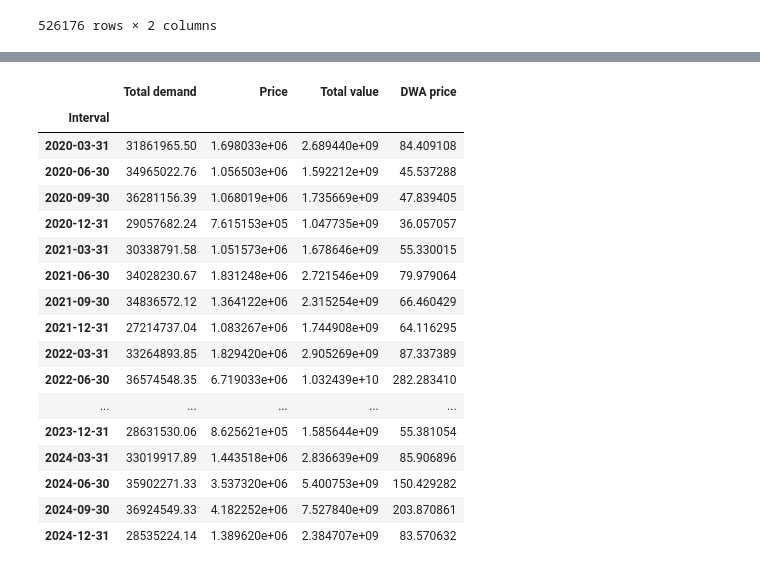
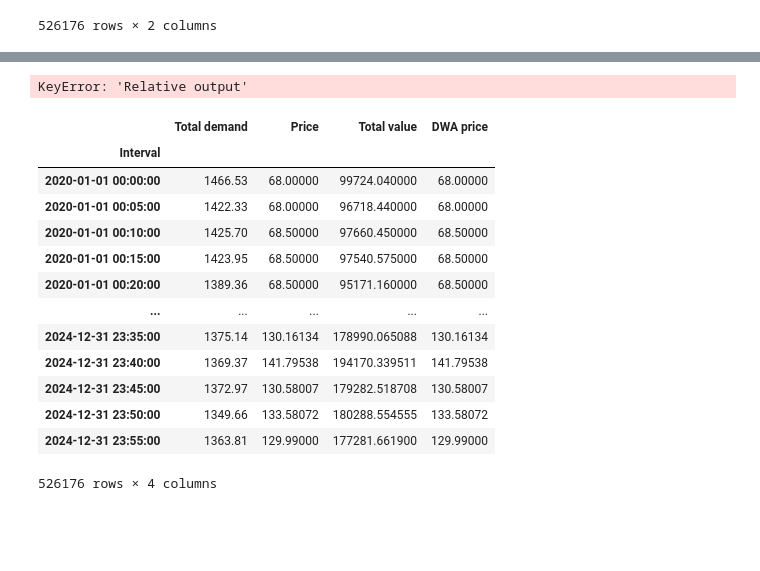
Before and after one commit to MarkusMannheim/contract_modelling, a Jupyter notebook: contract_modelling.ipynb, the cells around one changed output, grey strips where cells are left out. Cells and saved outputs as stored; diff of their text form; code cells hidden in the pictures; blank space fills up the shorter version.

```diff
--- a/contract_modelling.ipynb
+++ b/contract_modelling.ipynb
@@ -8,43 +8,23 @@
 ### Access generators from latest Generation Information
 # %%
 # Python libraries
-import matplotlib.pyplot as plt, matplotlib as mpl, numpy as np
-import os, pandas as pd, seaborn as sns, statsmodels.api as sm
+import geopandas as gpd, matplotlib.pyplot as plt, matplotlib as mpl
+import numpy as np,  os, pandas as pd, seaborn as sns, statsmodels.api as sm
 from sqlalchemy import create_engine, text
 from scripts.functions import python_setup, get_mms_data
 
 # Set up Python
-working_dir, charts_dir, data_dir = python_setup()
+working_dir, charts_dir, data_dir = python_setup(2)
+plt.style.use("dark_background")
 
 # Get generator details
-gen_info = pd.read_excel(
-    os.path.join(data_dir, "NEM Generation Information July 2025.xlsx"),
-    sheet_name=4,
-    header=1,
-    usecols=[0, 1, 2, 5, 6],
-    names=["Region", "Status", "Name", "Technology", "DUID"])
-
-# Filter and reformat data
-gen_info = gen_info[
-    # Existing stations only
-    (gen_info["Status"] == "Existing Plant") &
-    # SA only
-    (gen_info["Region"] == "SA1") &
-    # Wind and solar only
-    (gen_info["Technology"].isin(["Wind - Wind", "Solar - Solar"]))
-].iloc[:, [2, 3, 4]]
-# Simplify technology name
-gen_info["Technology"] = gen_info["Technology"].map(lambda t: t.split(" - ")[1])
-
-# Remove duplicate DUIDs
-gen_info.drop_duplicates(subset="DUID", keep="first", inplace=True)
-
-# Reorder by DUID
-gen_info.set_index("DUID", inplace=True)
+sa_gen_info = pd.read_csv(
+    os.path.join(data_dir, "sa_duids.csv"),
+    index_col=0)
 
 # Count DUIDs used in analysis
-for tech in gen_info["Technology"].value_counts().index:
-    print(f"{tech}: {gen_info["Technology"].value_counts().loc[tech]} generators")
+for tech in sa_gen_info["Technology"].value_counts().index:
+    print(f"{tech}: {sa_gen_info["Technology"].value_counts().loc[tech]} generators")
 # %% [output]
 Wind: 26 generators
 Solar: 19 generators
@@ -182,24 +324,32 @@ for duid in gen_info.index:
+# %%
+sa_duid_data.pivot_table(
+    index="DUID",
+    columns="Relative output",
+    aggfunc="mean"
+)
+# %% [output]
+KeyError: 'Relative output'
 # %%
+# Prepare for demand waiting
 sa_demand_and_prices["Total value"] = sa_demand_and_prices.iloc[:, :2].product(axis=1)
+
+# Quarterly DWA prices
 sa_demand_and_prices_qtr = sa_demand_and_prices.resample("QE").sum()
 sa_demand_and_prices_qtr["DWA price"] = sa_demand_and_prices_qtr["Total value"] / sa_demand_and_prices_qtr["Total demand"]
-sa_demand_and_prices_qtr
+
+sa_demand_and_prices
 # %% [output]
 |  | Total demand | Price | Total value | DWA price |
 | Interval |  |  |  |  |
-| 2020-03-31 | 31861965.50 | 1.698033e+06 | 2.689440e+09 | 84.409108 |
-| 2020-06-30 | 34965022.76 | 1.056503e+06 | 1.592212e+09 | 45.537288 |
-| 2020-09-30 | 36281156.39 | 1.068019e+06 | 1.735669e+09 | 47.839405 |
-| 2020-12-31 | 29057682.24 | 7.615153e+05 | 1.047735e+09 | 36.057057 |
-| 2021-03-31 | 30338791.58 | 1.051573e+06 | 1.678646e+09 | 55.330015 |
-| 2021-06-30 | 34028230.67 | 1.831248e+06 | 2.721546e+09 | 79.979064 |
-| 2021-09-30 | 34836572.12 | 1.364122e+06 | 2.315254e+09 | 66.460429 |
-| 2021-12-31 | 27214737.04 | 1.083267e+06 | 1.744908e+09 | 64.116295 |
-| 2022-03-31 | 33264893.85 | 1.829420e+06 | 2.905269e+09 | 87.337389 |
-| 2022-06-30 | 36574548.35 | 6.719033e+06 | 1.032439e+10 | 282.283410 |
+| 2020-01-01 00:00:00 | 1466.53 | 68.00000 | 99724.040000 | 68.00000 |
+| 2020-01-01 00:05:00 | 1422.33 | 68.00000 | 96718.440000 | 68.00000 |
+| 2020-01-01 00:10:00 | 1425.70 | 68.50000 | 97660.450000 | 68.50000 |
+| 2020-01-01 00:15:00 | 1423.95 | 68.50000 | 97540.575000 | 68.50000 |
+| 2020-01-01 00:20:00 | 1389.36 | 68.50000 | 95171.160000 | 68.50000 |
 | ... | ... | ... | ... | ... |
-| 2023-12-31 | 28631530.06 | 8.625621e+05 | 1.585644e+09 | 55.381054 |
-| 2024-03-31 | 33019917.89 | 1.443518e+06 | 2.836639e+09 | 85.906896 |
-| 2024-06-30 | 35902271.33 | 3.537320e+06 | 5.400753e+09 | 150.429282 |
-| 2024-09-30 | 36924549.33 | 4.182252e+06 | 7.527840e+09 | 203.870861 |
-| 2024-12-31 | 28535224.14 | 1.389620e+06 | 2.384707e+09 | 83.570632 |
+| 2024-12-31 23:35:00 | 1375.14 | 130.16134 | 178990.065088 | 130.16134 |
+| 2024-12-31 23:40:00 | 1369.37 | 141.79538 | 194170.339511 | 141.79538 |
+| 2024-12-31 23:45:00 | 1372.97 | 130.58007 | 179282.518708 | 130.58007 |
+| 2024-12-31 23:50:00 | 1349.66 | 133.58072 | 180288.554555 | 133.58072 |
+| 2024-12-31 23:55:00 | 1363.81 | 129.99000 | 177281.661900 | 129.99000 |
+526176 rows × 4 columns
```
Also changed, not shown: parts of 9 cells of this notebook, 7 other files.
